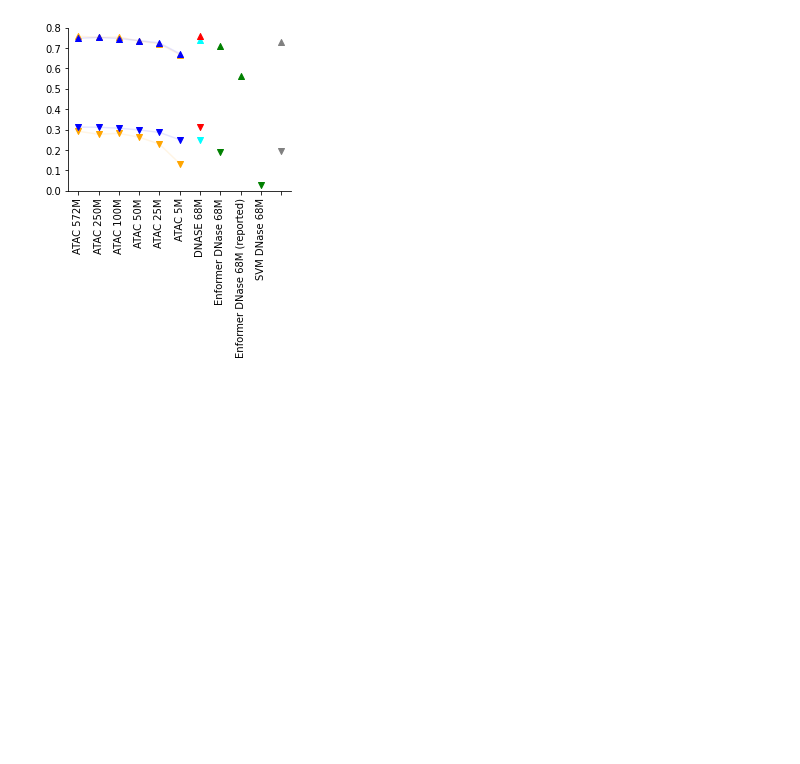
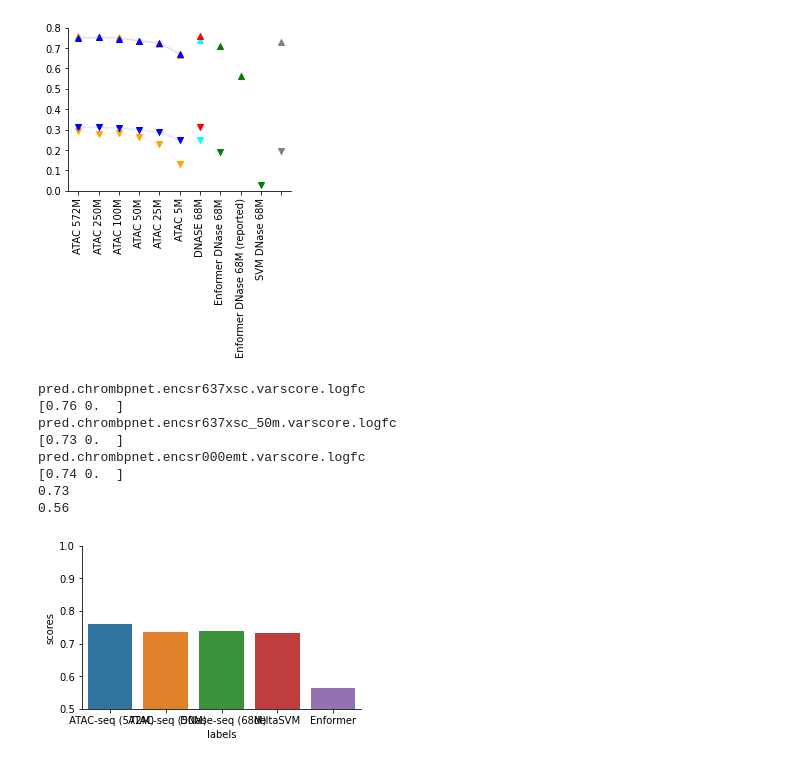
Before and after one commit to kundajelab/chrombpnet, a Jupyter notebook: src/evaluation/figure_notebooks/figure_6/final_figures_new/gm12878.dsqtls.scoring.ipynb, the cells around one changed output. Drawn from its saved outputs; the diff is of its cells as text; code cells hidden in the pictures; blank space fills up the shorter version.

```diff
--- a/src/evaluation/figure_notebooks/figure_6/final_figures_new/gm12878.dsqtls.scoring.ipynb
+++ b/src/evaluation/figure_notebooks/figure_6/final_figures_new/gm12878.dsqtls.scoring.ipynb
@@ -557,3 +555,41 @@ ax.set_xticklabels(labels=xtix, rotation=90)
 plt.savefig("subfigs/dsqtls_subsample_pearsonr_performance.pdf", transparent=True, dpi=300)
 # %% [output]
 [figure]
+# %%
+pearsonrs_logfc = []
+for title in ["encsr637xsc",
+              "encsr637xsc_50m", "encsr000emt"]:
+
+    print("pred.chrombpnet.encsr637xsc.varscore.logfc".replace("encsr637xsc", title))
+    pear = scipy.stats.pearsonr(dataf[obs_estimate][dataf[key_label]==1], dataf["pred.chrombpnet.encsr637xsc.varscore.logfc".replace("encsr637xsc", title)][dataf[key_label]==1])
+    print(np.round(pear,2))
+    pearsonrs_logfc.append(pear[0])
+
+
+import seaborn as sns
+
+pearsonrs_logfc.extend([deltasvm_perf,enformer_perf_old])
+labels = [" ATAC-seq (572M)",  " ATAC-seq (50M)", " DNase-seq (68M)", "deltaSVM", "Enformer" ]
+dictt={"scores":pearsonrs_logfc, "labels":labels}
+df = pd.DataFrame(dictt)
+matplotlib.rcParams['pdf.fonttype'] = 42
+matplotlib.rcParams['ps.fonttype'] = 42
+
+fig, ax = plt.subplots(figsize=(5,3))
+ax.set_ylim((0.5,1.0))
+sns.barplot(data=df, x="labels", y="scores", ax=ax)
+
+ax.spines[["top", "right"]].set_visible(False)
+
+print(np.round(deltasvm_perf,2))
+print(np.round(enformer_perf_old,2))
+# %% [output]
+pred.chrombpnet.encsr637xsc.varscore.logfc
+[0.76 0.  ]
+pred.chrombpnet.encsr637xsc_50m.varscore.logfc
+[0.73 0.  ]
+pred.chrombpnet.encsr000emt.varscore.logfc
+[0.74 0.  ]
+0.73
+0.56
+[figure, added]
```
Also changed, not shown: parts of 4 cells of this notebook, 27 other files.
